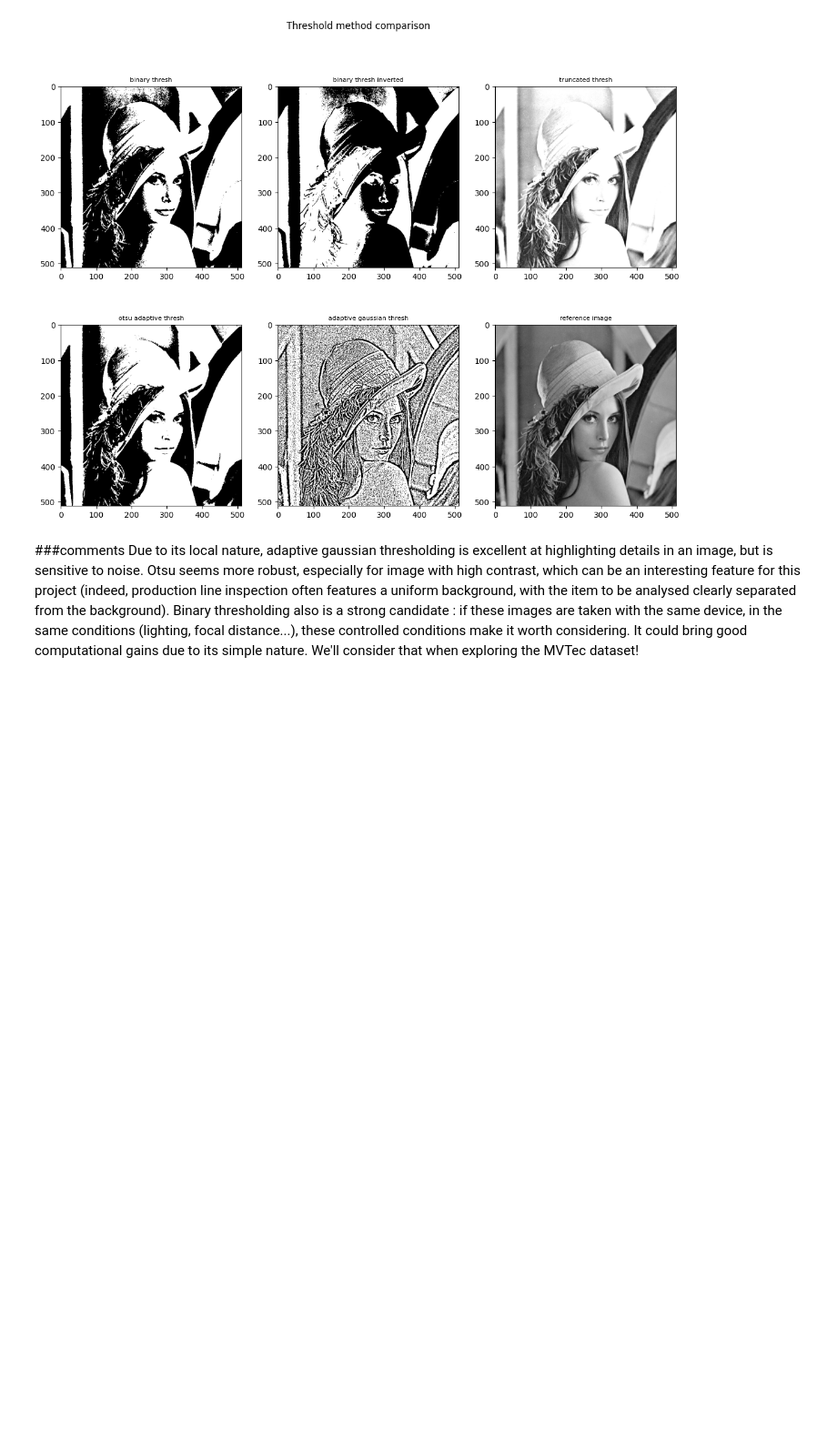
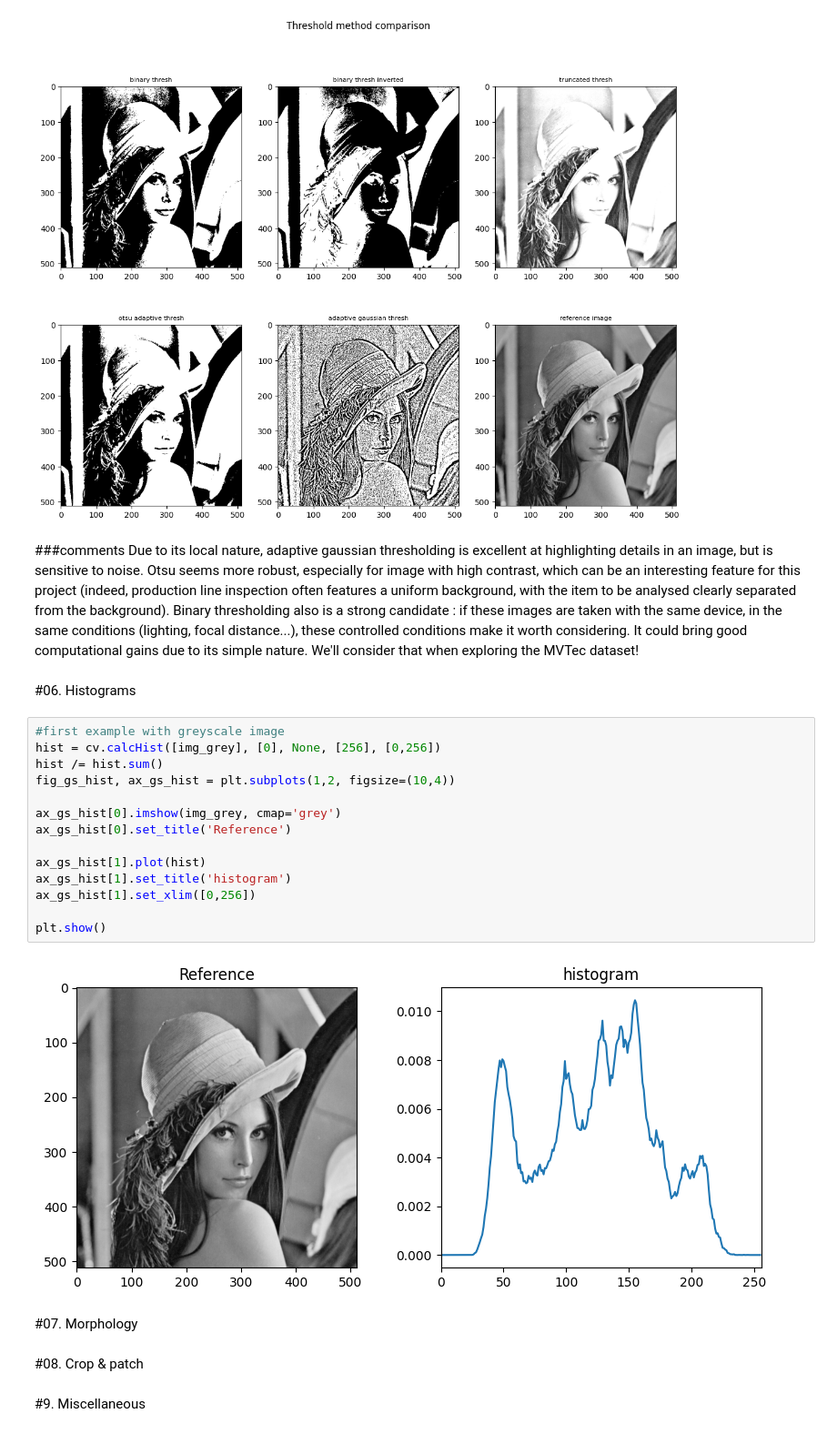
Before and after one commit to aaccelio/manuf-anom-detector, a Jupyter notebook: notebooks/01_img_basics.ipynb, the cells around one changed output. Shown at 91% size. Cells and saved outputs as stored; diff of their text form; blank space fills up the shorter version.

Commit message:
Added greyscale histogram

```diff
--- a/notebooks/01_img_basics.ipynb
+++ b/notebooks/01_img_basics.ipynb
@@ -137,3 +139,27 @@ plt.plot()
 # %% [markdown]
 ###comments
 Due to its local nature, adaptive gaussian thresholding is excellent at highlighting details in an image, but is sensitive to noise. Otsu seems more robust, especially for image with high contrast, which can be an interesting feature for this project (indeed, production line inspection often features a uniform background, with the item to be analysed clearly separated from the background). Binary thresholding also is a strong candidate : if these images are taken with the same device, in the same conditions (lighting, focal distance...), these controlled conditions make it worth considering. It could bring good computational gains due to its simple nature. We'll consider that when exploring the MVTec dataset!
+# %% [markdown]
+#06. Histograms
+# %%
+#first example with greyscale image
+hist = cv.calcHist([img_grey], [0], None, [256], [0,256])
+hist /= hist.sum()
+fig_gs_hist, ax_gs_hist = plt.subplots(1,2, figsize=(10,4))
+
+ax_gs_hist[0].imshow(img_grey, cmap='grey')
+ax_gs_hist[0].set_title('Reference')
+
+ax_gs_hist[1].plot(hist)
+ax_gs_hist[1].set_title('histogram')
+ax_gs_hist[1].set_xlim([0,256])
+
+plt.show()
+# %% [output]
+[figure, added]
+# %% [markdown]
+#07. Morphology
+# %% [markdown]
+#08. Crop & patch
+# %% [markdown]
+#9. Miscellaneous
```
Also changed, not shown: parts of 1 cell of this notebook.
